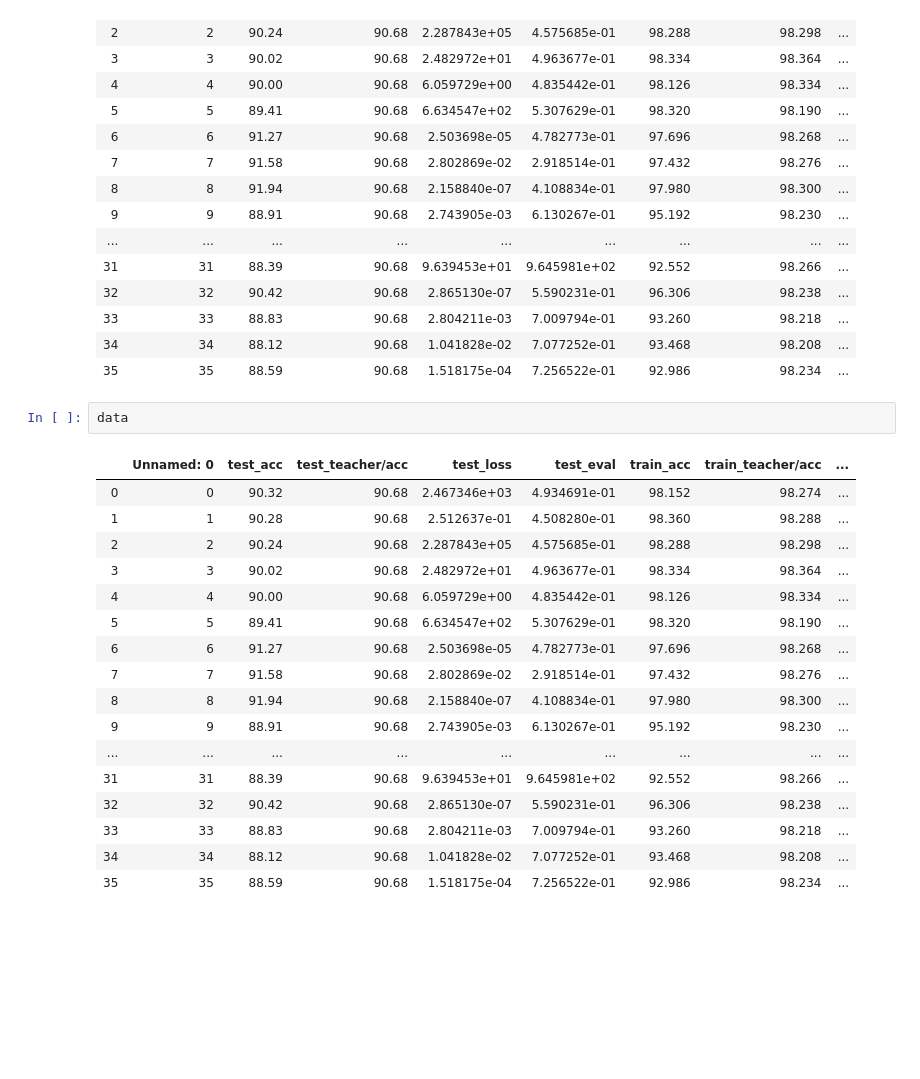
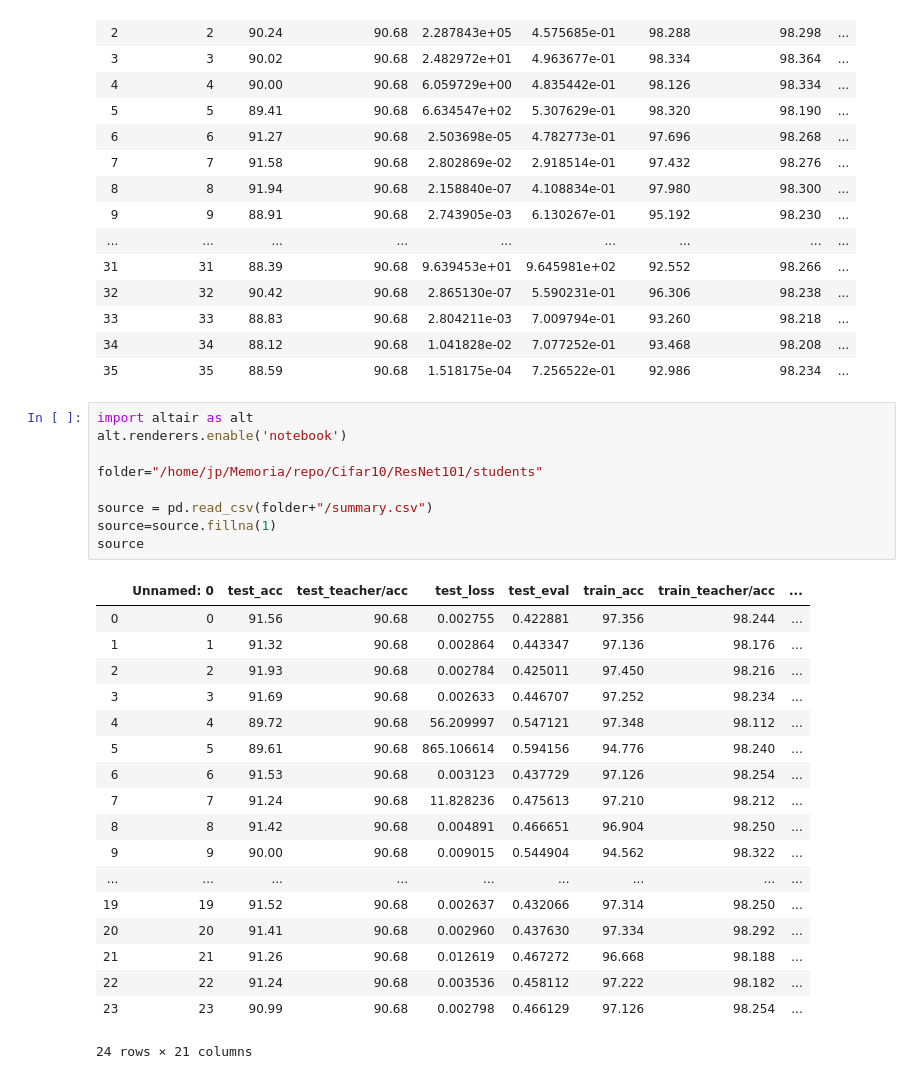
Before and after one commit to jpcosec/Memoria, a Jupyter notebook: Viz.ipynb, the cells around one changed output. Cells and saved outputs as stored; diff of their text form; blank space fills up the shorter version.

```diff
--- a/Viz.ipynb
+++ b/Viz.ipynb
@@ -56,24 +59,32 @@ data
 | 33 | 33 | 88.83 | 90.68 | 2.804211e-03 | 7.009794e-01 | 93.260 | 98.218 | ... |
 | 34 | 34 | 88.12 | 90.68 | 1.041828e-02 | 7.077252e-01 | 93.468 | 98.208 | ... |
 | 35 | 35 | 88.59 | 90.68 | 1.518175e-04 | 7.256522e-01 | 92.986 | 98.234 | ... |
-# %%
-data
-# %% [output]
-|  | Unnamed: 0 | test_acc | test_teacher/acc | test_loss | test_eval | train_acc | train_teacher/acc | ... |
-| 0 | 0 | 90.32 | 90.68 | 2.467346e+03 | 4.934691e-01 | 98.152 | 98.274 | ... |
-| 1 | 1 | 90.28 | 90.68 | 2.512637e-01 | 4.508280e-01 | 98.360 | 98.288 | ... |
-| 2 | 2 | 90.24 | 90.68 | 2.287843e+05 | 4.575685e-01 | 98.288 | 98.298 | ... |
-| 3 | 3 | 90.02 | 90.68 | 2.482972e+01 | 4.963677e-01 | 98.334 | 98.364 | ... |
-| 4 | 4 | 90.00 | 90.68 | 6.059729e+00 | 4.835442e-01 | 98.126 | 98.334 | ... |
-| 5 | 5 | 89.41 | 90.68 | 6.634547e+02 | 5.307629e-01 | 98.320 | 98.190 | ... |
-| 6 | 6 | 91.27 | 90.68 | 2.503698e-05 | 4.782773e-01 | 97.696 | 98.268 | ... |
-| 7 | 7 | 91.58 | 90.68 | 2.802869e-02 | 2.918514e-01 | 97.432 | 98.276 | ... |
-| 8 | 8 | 91.94 | 90.68 | 2.158840e-07 | 4.108834e-01 | 97.980 | 98.300 | ... |
-| 9 | 9 | 88.91 | 90.68 | 2.743905e-03 | 6.130267e-01 | 95.192 | 98.230 | ... |
-| ... | ... | ... | ... | ... | ... | ... | ... | ... |
-| 31 | 31 | 88.39 | 90.68 | 9.639453e+01 | 9.645981e+02 | 92.552 | 98.266 | ... |
-| 32 | 32 | 90.42 | 90.68 | 2.865130e-07 | 5.590231e-01 | 96.306 | 98.238 | ... |
-| 33 | 33 | 88.83 | 90.68 | 2.804211e-03 | 7.009794e-01 | 93.260 | 98.218 | ... |
-| 34 | 34 | 88.12 | 90.68 | 1.041828e-02 | 7.077252e-01 | 93.468 | 98.208 | ... |
-| 35 | 35 | 88.59 | 90.68 | 1.518175e-04 | 7.256522e-01 | 92.986 | 98.234 | ... |
+# %%
+import altair as alt
+alt.renderers.enable('notebook')
+
+folder="/home/jp/Memoria/repo/Cifar10/ResNet101/students"
+
+source = pd.read_csv(folder+"/summary.csv")
+source=source.fillna(1)
+source
+# %% [output]
+|  | Unnamed: 0 | test_acc | test_teacher/acc | test_loss | test_eval | train_acc | train_teacher/acc | ... |
+| 0 | 0 | 91.56 | 90.68 | 0.002755 | 0.422881 | 97.356 | 98.244 | ... |
+| 1 | 1 | 91.32 | 90.68 | 0.002864 | 0.443347 | 97.136 | 98.176 | ... |
+| 2 | 2 | 91.93 | 90.68 | 0.002784 | 0.425011 | 97.450 | 98.216 | ... |
+| 3 | 3 | 91.69 | 90.68 | 0.002633 | 0.446707 | 97.252 | 98.234 | ... |
+| 4 | 4 | 89.72 | 90.68 | 56.209997 | 0.547121 | 97.348 | 98.112 | ... |
+| 5 | 5 | 89.61 | 90.68 | 865.106614 | 0.594156 | 94.776 | 98.240 | ... |
+| 6 | 6 | 91.53 | 90.68 | 0.003123 | 0.437729 | 97.126 | 98.254 | ... |
+| 7 | 7 | 91.24 | 90.68 | 11.828236 | 0.475613 | 97.210 | 98.212 | ... |
+| 8 | 8 | 91.42 | 90.68 | 0.004891 | 0.466651 | 96.904 | 98.250 | ... |
+| 9 | 9 | 90.00 | 90.68 | 0.009015 | 0.544904 | 94.562 | 98.322 | ... |
+| ... | ... | ... | ... | ... | ... | ... | ... | ... |
+| 19 | 19 | 91.52 | 90.68 | 0.002637 | 0.432066 | 97.314 | 98.250 | ... |
+| 20 | 20 | 91.41 | 90.68 | 0.002960 | 0.437630 | 97.334 | 98.292 | ... |
+| 21 | 21 | 91.26 | 90.68 | 0.012619 | 0.467272 | 96.668 | 98.188 | ... |
+| 22 | 22 | 91.24 | 90.68 | 0.003536 | 0.458112 | 97.222 | 98.182 | ... |
+| 23 | 23 | 90.99 | 90.68 | 0.002798 | 0.466129 | 97.126 | 98.254 | ... |
+24 rows × 21 columns
 # %%
```
Also changed, not shown: parts of 9 cells of this notebook, 7 other files.
